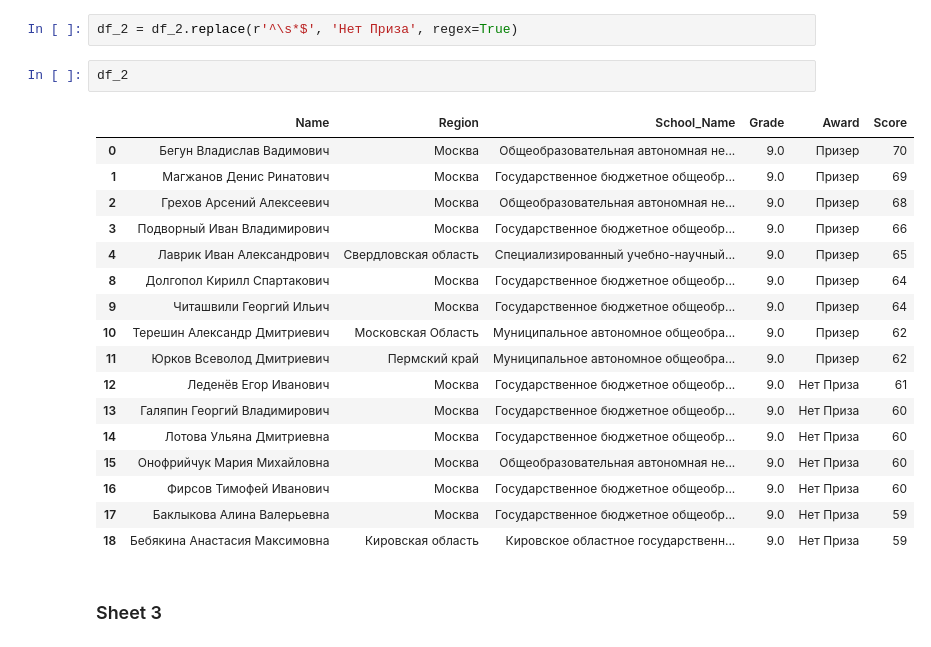
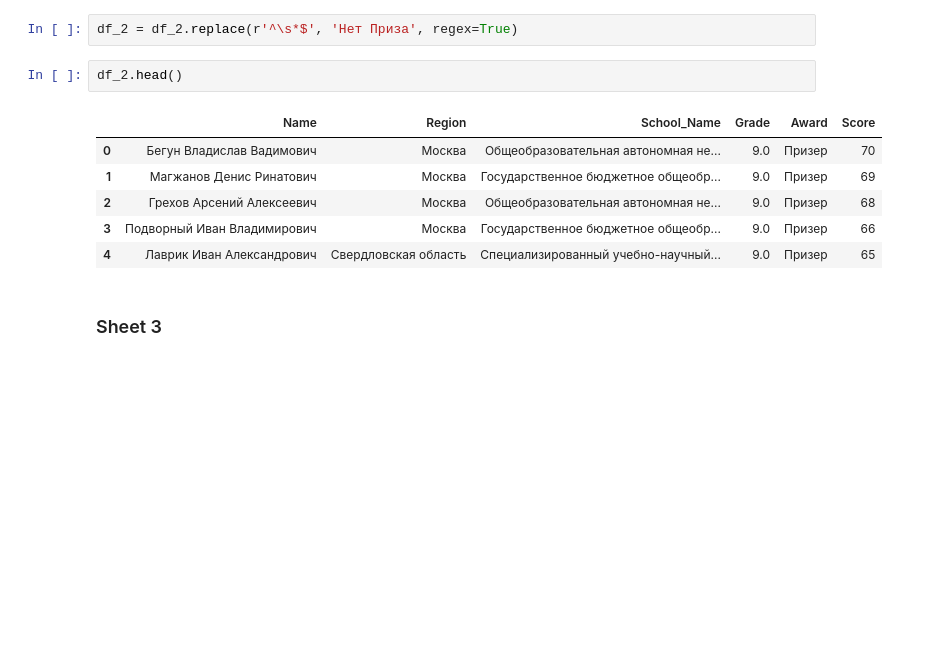
Before and after one commit to SaniaPushkar/Economics-Olympiads, a Jupyter notebook: Lena_olympiads.ipynb, the cells around one changed output. Drawn from its saved outputs; the diff is of its cells as text; blank space fills up the shorter version.

```diff
--- a/Lena_olympiads.ipynb
+++ b/Lena_olympiads.ipynb
@@ -129,25 +114,14 @@ df_2['Award'] = df_2['Award'].fillna(0)
 # %%
 df_2 = df_2.replace(r'^\s*$', 'Нет Приза', regex=True)
 # %%
-df_2
+df_2.head()
 # %% [output]
 |  | Name | Region | School_Name | Grade | Award | Score |
 | 0 | Бегун Владислав Вадимович | Москва | Общеобразовательная автономная не... | 9.0 | Призер | 70 |
 | 1 | Магжанов Денис Ринатович | Москва | Государственное бюджетное общеобр... | 9.0 | Призер | 69 |
 | 2 | Грехов Арсений Алексеевич | Москва | Общеобразовательная автономная не... | 9.0 | Призер | 68 |
 | 3 | Подворный Иван Владимирович | Москва | Государственное бюджетное общеобр... | 9.0 | Призер | 66 |
 | 4 | Лаврик Иван Александрович | Свердловская область | Специализированный учебно-научный... | 9.0 | Призер | 65 |
-| 8 | Долгопол Кирилл Спартакович | Москва | Государственное бюджетное общеобр... | 9.0 | Призер | 64 |
-| 9 | Читашвили Георгий Ильич | Москва | Государственное бюджетное общеобр... | 9.0 | Призер | 64 |
-| 10 | Терешин Александр Дмитриевич | Московская Область | Муниципальное автономное общеобра... | 9.0 | Призер | 62 |
-| 11 | Юрков Всеволод Дмитриевич | Пермский край | Муниципальное автономное общеобра... | 9.0 | Призер | 62 |
-| 12 | Леденёв Егор Иванович | Москва | Государственное бюджетное общеобр... | 9.0 | Нет Приза | 61 |
-| 13 | Галяпин Георгий Владимирович | Москва | Государственное бюджетное общеобр... | 9.0 | Нет Приза | 60 |
-| 14 | Лотова Ульяна Дмитриевна | Москва | Государственное бюджетное общеобр... | 9.0 | Нет Приза | 60 |
-| 15 | Онофрийчук Мария Михайловна | Москва | Общеобразовательная автономная не... | 9.0 | Нет Приза | 60 |
-| 16 | Фирсов Тимофей Иванович | Москва | Государственное бюджетное общеобр... | 9.0 | Нет Приза | 60 |
-| 17 | Баклыкова Алина Валерьевна | Москва | Государственное бюджетное общеобр... | 9.0 | Нет Приза | 59 |
-| 18 | Бебякина Анастасия Максимовна | Кировская область | Кировское областное государственн... | 9.0 | Нет Приза | 59 |
 # %% [markdown]
 ### Sheet 3
 # %%
```
Also changed, not shown: parts of 7 cells of this notebook.
